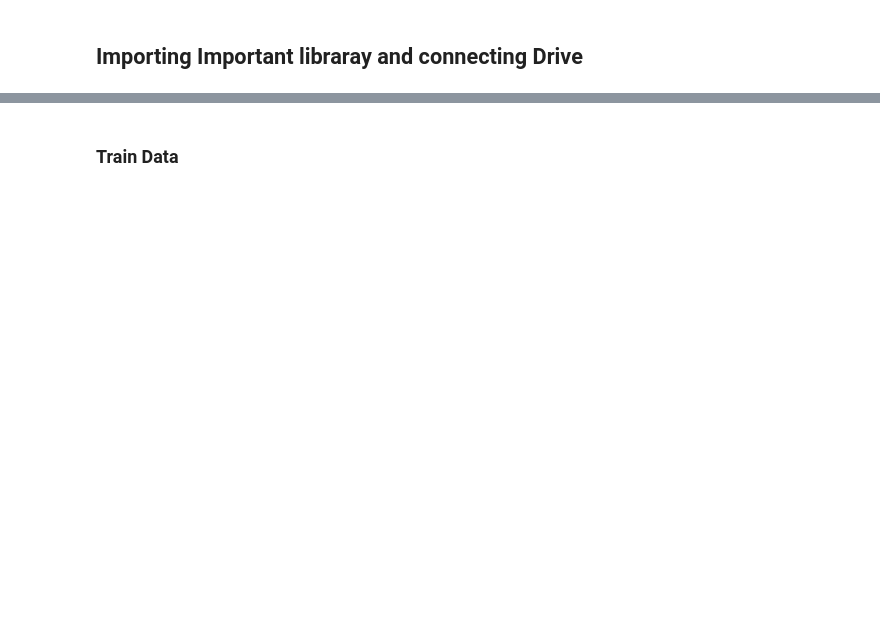
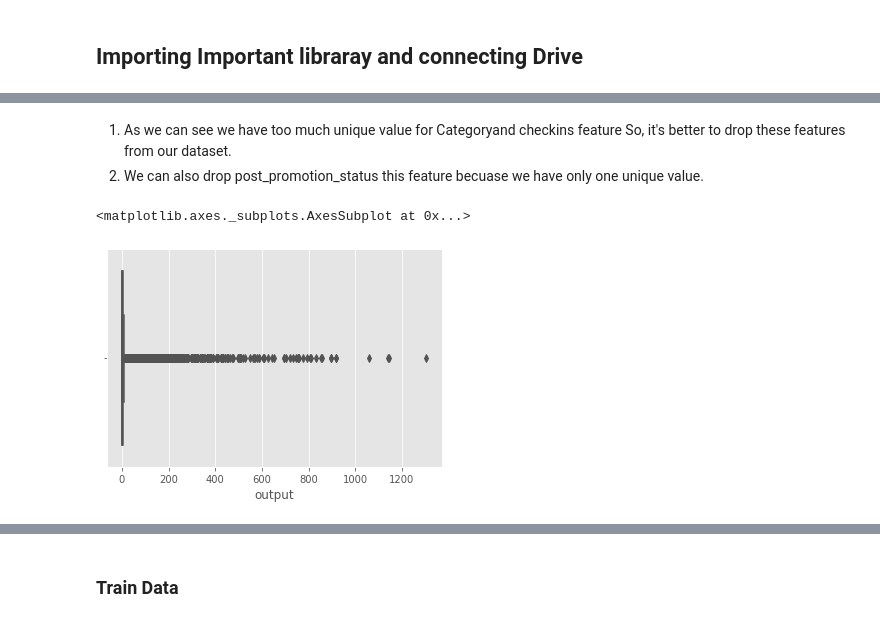
Before and after one commit to TheAIFellow/Facebook-Comment-Volume, a Jupyter notebook: Dilavar_Singh_Team_5_Facebook_Comment_Volume_Capstone_Project.ipynb, the cells around one changed output, grey strips where cells are left out. Cells and saved outputs as stored; diff of their text form; code cells hidden in the pictures; blank space fills up the shorter version.

```diff
--- a/Dilavar_Singh_Team_5_Facebook_Comment_Volume_Capstone_Project.ipynb
+++ b/Dilavar_Singh_Team_5_Facebook_Comment_Volume_Capstone_Project.ipynb
@@ -152,0 +113,18 @@ test_file_location = '/content/drive/MyDrive/AlmaBetter/Cohort Aravali/Module 4/
+# %% [markdown]
+1. As we can see we have too much unique value for Categoryand checkins feature So, it's better to drop these features from our dataset.
+2. We can also drop post_promotion_status this feature becuase we have only one unique value.
+# %%
+dataset = dataset.drop(['Category','Checkins','post_promotion_status'],axis=1)
+# %%
+days_columns=['sun_post_day','mon_post_day','tue_post_day','wed_post_day','thu_post_day','fri_post_day','sat_post_day','sun_base_day','mon_base_day','tue_base_day','wed_base_day','thu_base_day','fri_base_day','sat_base_day']
+dataset[days_columns] = dataset[days_columns].astype('category')
+# %%
+dataset = dataset.drop(['CC3','CC3_min','CC3_max','CC3_avg','CC3_med','CC3_sd'],axis=1)
+# %%
+dataset = dataset.drop(['sat_post_day','sat_base_day'],axis=1)
+# %%
+# Boxplot for Output Variable
+sns.boxplot(x='output',data=dataset)
+# %% [output]
+<matplotlib.axes._subplots.AxesSubplot at 0x...>
+[figure, added]
```
Also changed, not shown: parts of 120 cells of this notebook.
